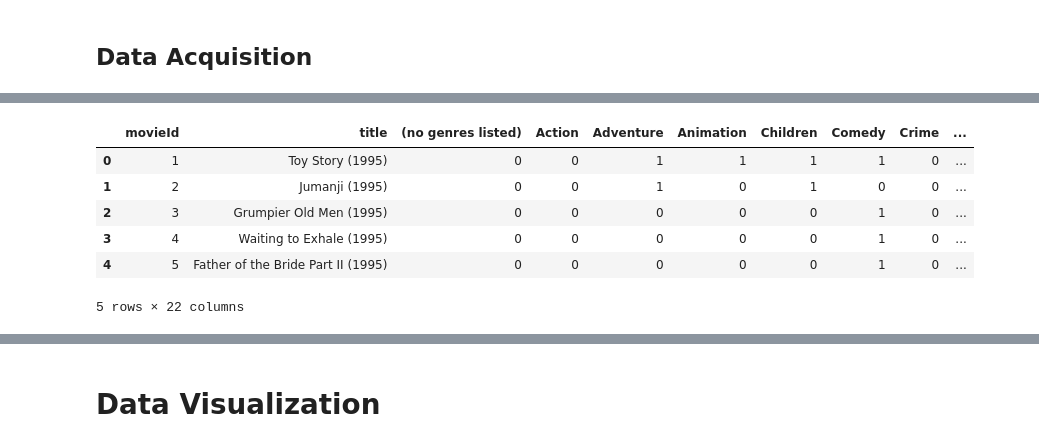
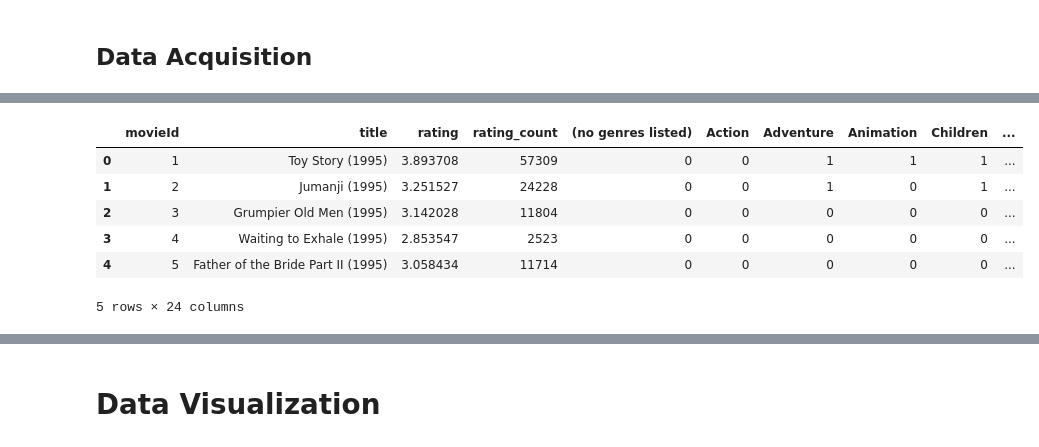
Before and after one commit to frapic98/Data_Analytics-main, a Jupyter notebook: data_exploration.ipynb, the cells around one changed output, grey strips where cells are left out. Cells and saved outputs as stored; diff of their text form; code cells hidden in the pictures.

```diff
--- a/data_exploration.ipynb
+++ b/data_exploration.ipynb
@@ -12,3 +12,20 @@ np.random.seed(seed)
 random.seed(seed)
 # %% [markdown]
 ## Data Acquisition
+# %%
+# Reading the csv files
+movies = pd.read_csv('./ml-25m/movies.csv')
+ratings = pd.read_csv('./ml-25m/ratings.csv')
+tags = pd.read_csv('./ml-25m/tags.csv')
+genome_scores = pd.read_csv('./ml-25m/genome-scores.csv')
+genome_tags = pd.read_csv('./ml-25m/genome-tags.csv')
+# %%
+# ratings group by movieId with mean and count
+grouped_ratings = ratings.groupby('movieId').agg({'rating': ['mean', 'count'], 'timestamp': ['mean']})
+grouped_ratings.columns = ['rating', 'rating_count', 'mean_timestamp']
+grouped_ratings = grouped_ratings.astype({'mean_timestamp': 'int'})
+grouped_ratings.drop('mean_timestamp', axis=1, inplace=True)
+# Dataset merge with movies and ratings, with missing rating films removed
+df = pd.merge(movies, grouped_ratings, on='movieId')
+
+display(df.head())
@@ -15,18 +39,17 @@ random.seed(seed)
 # %%
-movies_df = pd.read_csv('./ml-25m/movies.csv')
-genres = movies_df['genres'].str.get_dummies(sep='|')
-movies_df = pd.concat([movies_df, genres], axis=1)
+genres = df['genres'].str.get_dummies(sep='|')
+movies_df = pd.concat([df, genres], axis=1)
 movies_genres = movies_df.copy()
 movies_genres.drop('genres', axis=1, inplace=True)
 
 
 movies_df.drop('genres', axis=1, inplace=True)
 movies_df.head()
 # %% [output]
-|  | movieId | title | (no genres listed) | Action | Adventure | Animation | Children | Comedy | Crime | ... |
-| 0 | 1 | Toy Story (1995) | 0 | 0 | 1 | 1 | 1 | 1 | 0 | ... |
-| 1 | 2 | Jumanji (1995) | 0 | 0 | 1 | 0 | 1 | 0 | 0 | ... |
-| 2 | 3 | Grumpier Old Men (1995) | 0 | 0 | 0 | 0 | 0 | 1 | 0 | ... |
-| 3 | 4 | Waiting to Exhale (1995) | 0 | 0 | 0 | 0 | 0 | 1 | 0 | ... |
-| 4 | 5 | Father of the Bride Part II (1995) | 0 | 0 | 0 | 0 | 0 | 1 | 0 | ... |
+|  | movieId | title | rating | rating_count | (no genres listed) | Action | Adventure | Animation | Children | ... |
+| 0 | 1 | Toy Story (1995) | 3.893708 | 57309 | 0 | 0 | 1 | 1 | 1 | ... |
+| 1 | 2 | Jumanji (1995) | 3.251527 | 24228 | 0 | 0 | 1 | 0 | 1 | ... |
+| 2 | 3 | Grumpier Old Men (1995) | 3.142028 | 11804 | 0 | 0 | 0 | 0 | 0 | ... |
+| 3 | 4 | Waiting to Exhale (1995) | 2.853547 | 2523 | 0 | 0 | 0 | 0 | 0 | ... |
+| 4 | 5 | Father of the Bride Part II (1995) | 3.058434 | 11714 | 0 | 0 | 0 | 0 | 0 | ... |
-5 rows × 22 columns
+5 rows × 24 columns
```
Also changed, not shown: parts of 7 cells of this notebook, 2 other files.
